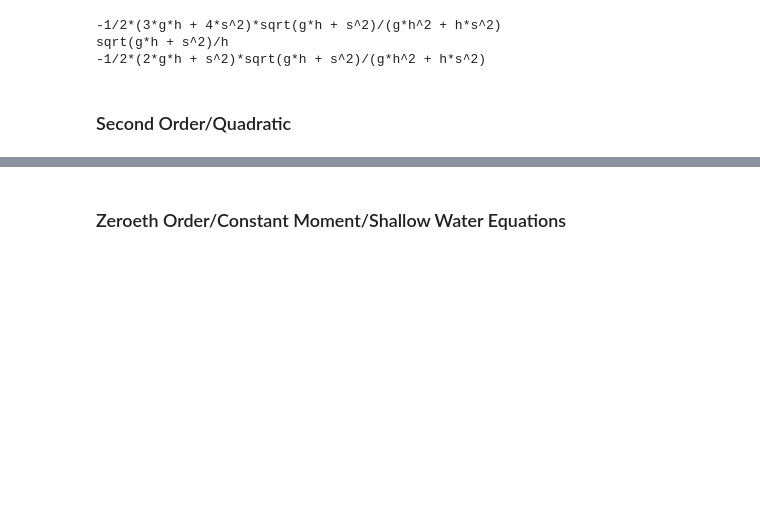
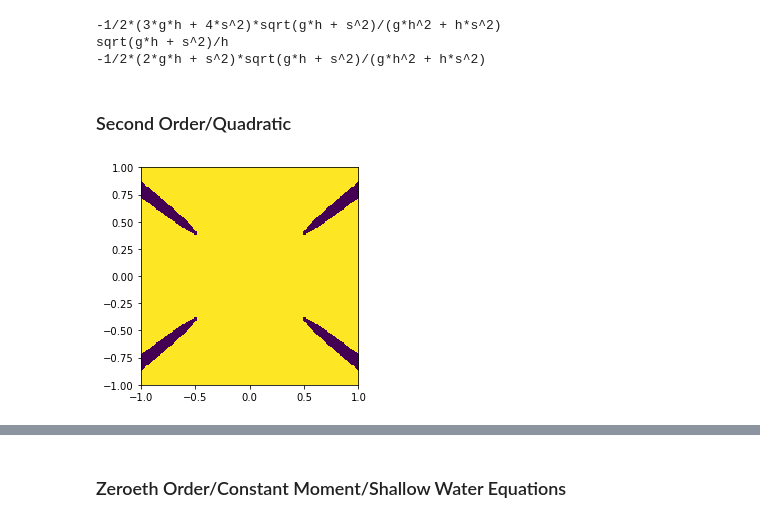
Before and after one commit to caleblogemann/Research, a Jupyter notebook: Notes/GeneralizedShallowWaterHyperbolicity.ipynb, the cells around one changed output, grey strips where cells are left out. Saved outputs shown, nothing was run; the diff lists cells and outputs as text; code cells hidden in the pictures; blank space fills up the shorter version.

```diff
--- a/Notes/GeneralizedShallowWaterHyperbolicity.ipynb
+++ b/Notes/GeneralizedShallowWaterHyperbolicity.ipynb
@@ -83,5 +83,25 @@ sqrt(g*h + s^2)/h
 -1/2*(2*g*h + s^2)*sqrt(g*h + s^2)/(g*h^2 + h*s^2)
 # %% [markdown]
 ### Second Order/Quadratic
+# %%
+import numpy as np
+import matplotlib.pyplot as plt
+
+def is_hyperbolic(A):
+    # A is square 2D numpy array
+    eigenvalues = np.linalg.eigvals(A)
+    return np.all(np.isreal(eigenvalues))
+
+def hyperbolicity_data(A, sample):
+    # A is symbolic sage matrix
+    n = len(sample)
+    data = np.zeros((n, n), dtype=int)
+    for i in range(n):
+        a0 = sample[i]
+        for j in range(n):
+            a1 = sample[j]
+            A_np = A.subs({e_z: 1, g: 1, h: 0.1, u: 0, alpha_0: a0, alpha_1: a1}).numpy(dtype=np.float64)
+            data[i, j] = int(is_hyperbolic(A_np))
+    return data
 # %%
 set_generalized_shallow_water_variables_1d(2)
@@ -88,3 +109,10 @@ set_generalized_shallow_water_variables_1d(2)
 #eig = A_p.eigenvectors_right()
 #eigenvalues = [e[0].simplify_full() for e in eig]
 #eigenvectors = [[ev.simplify_full() for ev in e[1]] for e in eig]
+# %%
+data = hyperbolicity_data(A_p, np.linspace(-1, 1, 200))
+# %%
+plt.imshow(data, extent=(-1, 1, -1, 1))
+plt.show()
+# %% [output]
+[figure, added]
```
Also changed, not shown: parts of 19 cells of this notebook, 9 other files.
